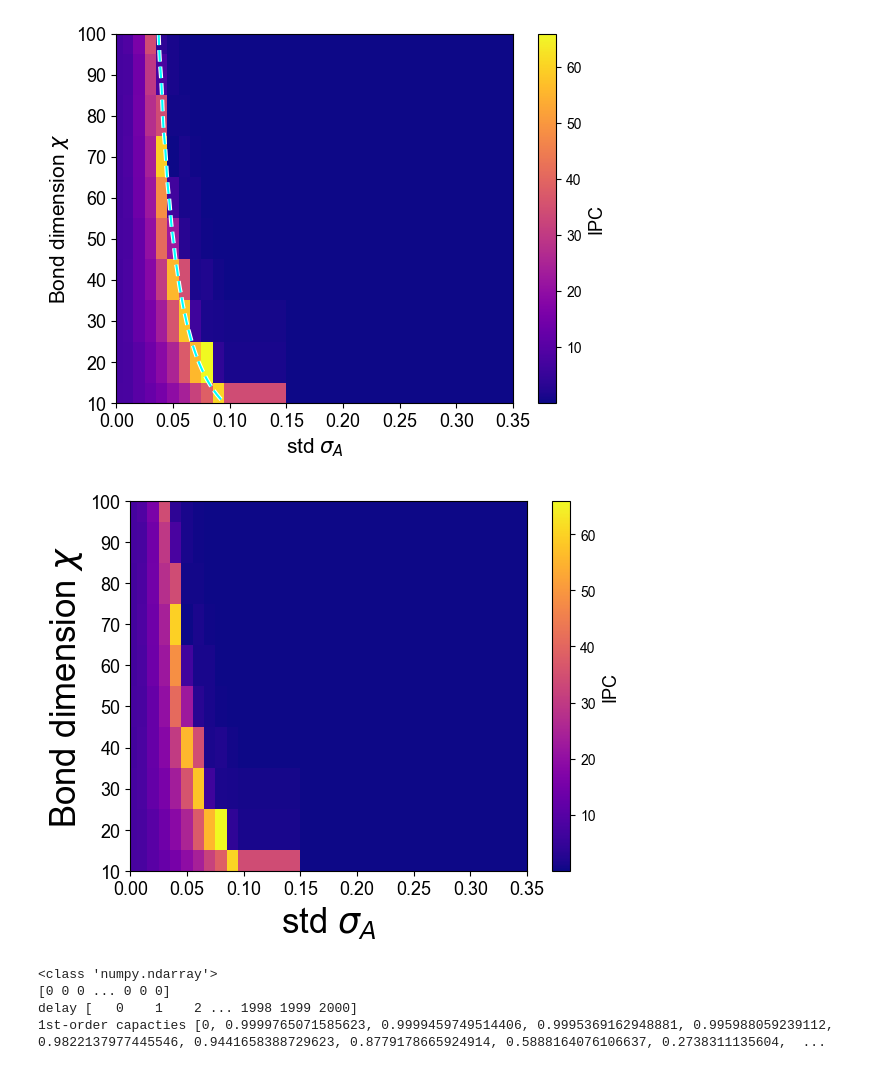
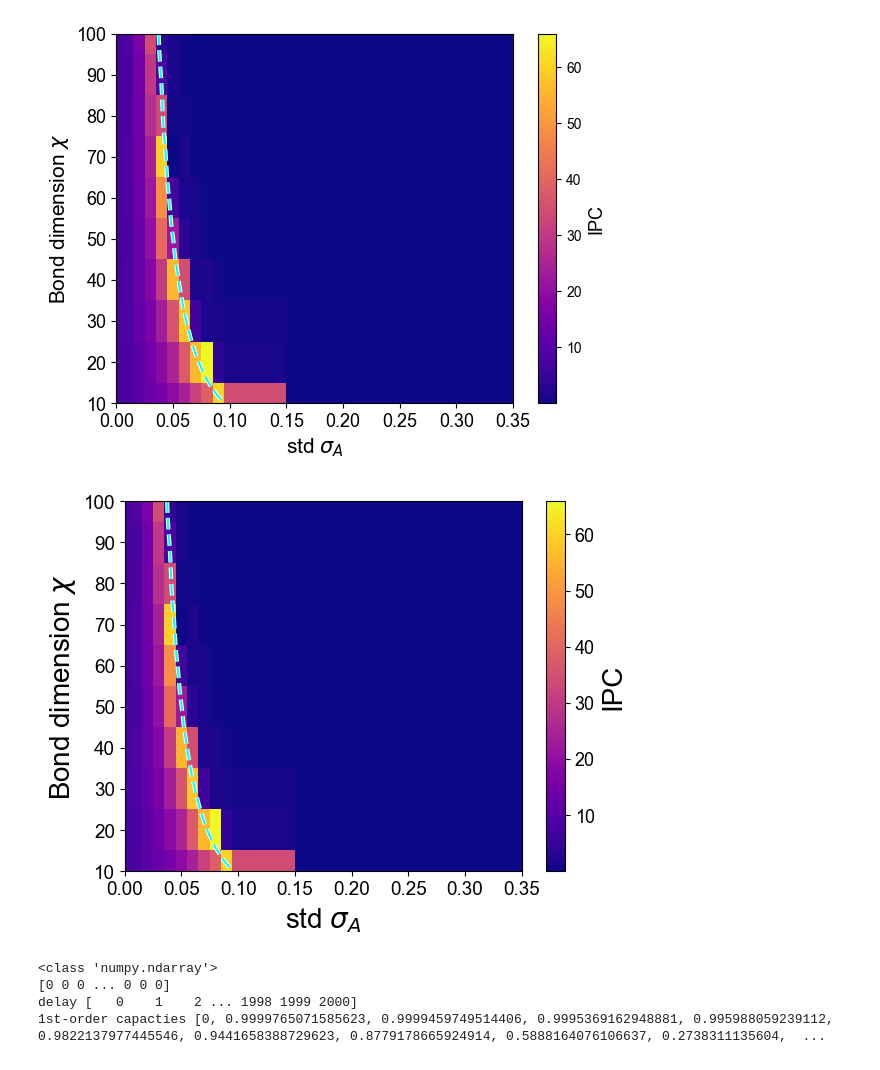
Before and after one commit to grobner/RTNL, a Jupyter notebook: ipc_calculate/analyze_ipc.ipynb, the cells around one changed output. Cells and saved outputs as stored; diff of their text form; code cells hidden in the pictures.

```diff
--- a/ipc_calculate/analyze_ipc.ipynb
+++ b/ipc_calculate/analyze_ipc.ipynb
@@ -182,0 +187,15 @@ Name: Ctot_deg1, dtype: float64
+# %%
+d_bond = 20
+result_data_bond = result_data[result_data['d_bond'] == d_bond]
+
+ipcs_mps = result_data_bond[(result_data_bond['seed'] == 7) & (result_data_bond['std'] == 0.08)]
+ipcs_mps
+
+result_data_esn = pd.read_csv('results/result_esn.csv')
+
+input_scale = 0.9
+
+# データをフィルタリング
+result_data_esn = result_data_esn[(result_data_esn['seed'] == input_scale)]
+
+result_data_esn
@@ -184,13 +251,15 @@ Name: Ctot_deg1, dtype: float64
 stds = np.array(stds)
 for d_bond in d_bonds:
 	plt.figure()
-	bottom = np.zeros(stds.shape)
+	stds_tmp = stds[stds > 0.001]
+	bottom = np.zeros(stds_tmp.shape)
 	ipcs_deg = result_data_describe[result_data_describe['d_bond'] == d_bond]
+	ipcs_deg = ipcs_deg[ipcs_deg['std'] > 0.001]
 
 	for i in range(5):
-		plt.bar(stds,ipcs_deg[f'Ctot_deg{i+1}_median'],width=0.005,bottom=bottom,label=(i+1),color=cm.Spectral_r((i)/5))
+		plt.bar(stds_tmp,ipcs_deg[f'Ctot_deg{i+1}_median'],width=0.005,bottom=bottom,label=(i+1),color=cm.Spectral_r((i)/5))
 		bottom += ipcs_deg[f'Ctot_deg{i+1}_median']
-		print(d_bond, stds, bottom)
+		print(d_bond, stds_tmp[i], bottom)
 	plt.xlabel(r'std $\sigma_A$', size = 15)
 	plt.ylabel(r'$C_{\rm tot}$', size = 15)
 	plt.legend(loc = 'upper left', bbox_to_anchor=(1, 1))
@@ -414,44 +483,47 @@ plt.savefig('results/figure/figure_5_a.pdf', bbox_inches='tight')
 [figure]
 # %%
 import matplotlib.patheffects as pe
+
+plt.rcParams['font.size'] = 13
+
 stds = [0.001, 0.01, 0.02, 0.03, 0.04, 0.05, 0.06, 0.07, 0.08, 0.09, 0.1, 0.2, 0.3]
 d_bonds = [10, 20, 30, 40, 50, 60, 70, 80, 90, 100]
 
 X=np.zeros((len(d_bonds),len(stds)))
 Y=np.zeros((len(d_bonds),len(stds)))
 Z=np.zeros((len(d_bonds),len(stds)))
 
 rho = 1
 N = 10
 
 for i, d_bond in enumerate(d_bonds):
     ipcs_median = result_data_describe[(result_data_describe['d_bond'] == d_bond) & (result_data_describe['std'].isin(stds))]['Ctot_median']
     X[i,:]=(np.array(stds))
     Y[i,:]=d_bond
     Z[i,:]=ipcs_median
 
 fig,ax=plt.subplots()
 mesh=ax.pcolormesh(X,Y,Z, cmap='plasma')
 cb=fig.colorbar(mesh)
-ax.set_xlabel('std $\sigma_A$', size=25)
-ax.set_ylabel('Bond dimension $\chi$', size=25)
-cb.ax.set_ylabel('IPC', size=23)
-cb.ax.yaxis.label.set_fontsize(13)
+ax.set_xlabel('std $\sigma_A$', size=20)
+ax.set_ylabel('Bond dimension $\chi$', size=20)
+cb.ax.set_ylabel('IPC', size=20)
+cb.ax.yaxis.label.set_fontsize(20)
 
 # # plot line
-# criticalv=ax.contour(X1,Y1,MFv64,[0.125],linestyles='dashed',colors='cyan')
+criticalv=ax.contour(X1,Y1,MFv64,[0.125],linestyles='dashed',colors='cyan')
 
-# for collection in criticalv.collections:
-#     collection.set_path_effects([pe.Stroke(linewidth=3, foreground='white'), pe.Normal()])
+for collection in criticalv.collections:
+    collection.set_path_effects([pe.Stroke(linewidth=3, foreground='white'), pe.Normal()])
 
 plt.ylim([10,100])
 plt.xlim([0,0.35])
 plt.rcParams['font.sans-serif'] = ['Arial']
-plt.tick_params(labelsize=13)
+plt.tick_params(labelsize=13.6)
 
-# plt.savefig('results/figure/figure_5_a.pdf', bbox_inches='tight')
+plt.savefig('results/figure/shuron_fig2.pdf', bbox_inches='tight')
 # %% [output]
-[figure, old version]
+[figure, new version]
 # %%
 import cupy as cp
 import numpy as np
```
Also changed, not shown: parts of 5 cells of this notebook, 7 other files.
